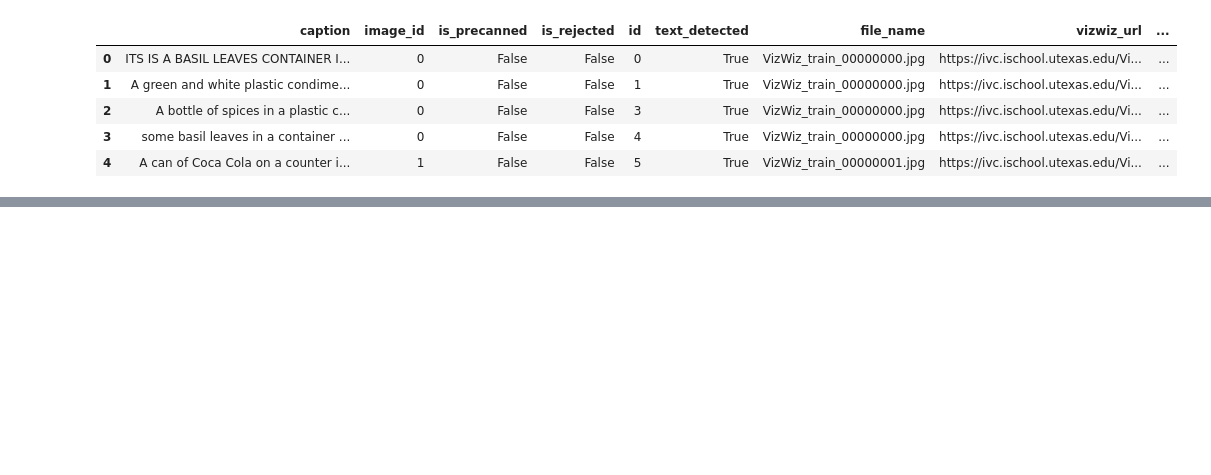
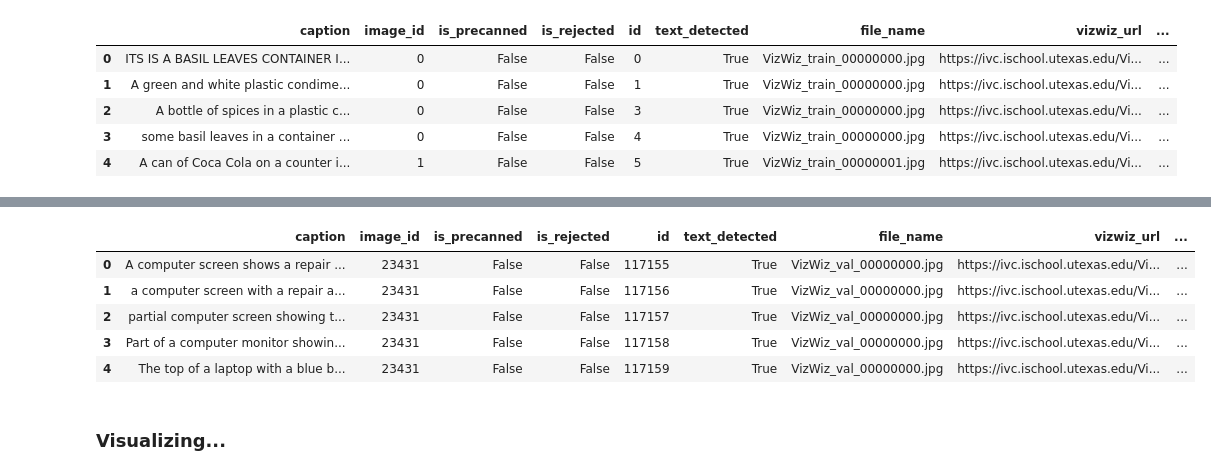
Before and after one commit to sony-w/AssistiveVision, a Jupyter notebook: VizwizEDA.ipynb, the cells around one changed output, grey strips where cells are left out. Drawn from its saved outputs; the diff is of its cells as text; code cells hidden in the pictures; blank space fills up the shorter version.

```diff
--- a/VizwizEDA.ipynb
+++ b/VizwizEDA.ipynb
@@ -69,0 +89,25 @@ display(HTML(vizwiz_df.head().to_html()))
+# %%
+vizwiz_val_df = pd.DataFrame.from_dict(vizwiz_val.dataset['annotations'], orient='columns')
+vizwiz_images_val_df = pd.DataFrame.from_dict(vizwiz_val.dataset['images'], orient='columns')
+
+vizwiz_val_df = vizwiz_val_df.merge(vizwiz_images_val_df.rename({'id': 'image_id', 'text_detected': 'image_text_detected'}, axis=1),
+                            on='image_id', how='left')
+# %%
+# caption counts for each image
+vizwiz_val_df['captions_count'] = vizwiz_val_df.groupby(by=['image_id'])['caption'].transform('count')
+
+# word counts for each caption
+vizwiz_val_df['words_count'] = vizwiz_val_df['caption'].str.split().apply(len)
+# %%
+%%time
+
+# create df with unique image id and file name
+cols = ['image_id', 'file_name']
+vizwiz_val_unique = vizwiz_val_df.groupby(by=cols, as_index=False).first()[cols]
+
+# find dimension for each image
+val_imgs = 'vizwiz/val'
+
+# parallelize the tasks to available cpu cores
+with mp.Pool(mp.cpu_count()) as pool:
+    vizwiz_val_unique['shape'] = pool.starmap(dimension, zip(repeat(val_imgs), vizwiz_val_unique['file_name']))
@@ -69,0 +117,12 @@ display(HTML(vizwiz_df.head().to_html()))
+# %%
+vizwiz_val_unique.drop(columns=['file_name'], inplace=True)
+vizwiz_val_df = vizwiz_val_df.merge(vizwiz_val_unique, on='image_id', how='left')
+# %%
+display(HTML(vizwiz_val_df.head().to_html()))
+# %% [output]
+|  | caption | image_id | is_precanned | is_rejected | id | text_detected | file_name | vizwiz_url | ... |
+| 0 | A computer screen shows a repair ... | 23431 | False | False | 117155 | True | VizWiz_val_00000000.jpg | https://ivc.ischool.utexas.edu/Vi... | ... |
+| 1 | a computer screen with a repair a... | 23431 | False | False | 117156 | True | VizWiz_val_00000000.jpg | https://ivc.ischool.utexas.edu/Vi... | ... |
+| 2 | partial computer screen showing t... | 23431 | False | False | 117157 | True | VizWiz_val_00000000.jpg | https://ivc.ischool.utexas.edu/Vi... | ... |
+| 3 | Part of a computer monitor showin... | 23431 | False | False | 117158 | True | VizWiz_val_00000000.jpg | https://ivc.ischool.utexas.edu/Vi... | ... |
+| 4 | The top of a laptop with a blue b... | 23431 | False | False | 117159 | True | VizWiz_val_00000000.jpg | https://ivc.ischool.utexas.edu/Vi... | ... |
@@ -69,0 +131,2 @@ display(HTML(vizwiz_df.head().to_html()))
+# %% [markdown]
+### Visualizing...
```
Also changed, not shown: parts of 14 cells of this notebook, 1 other file.
